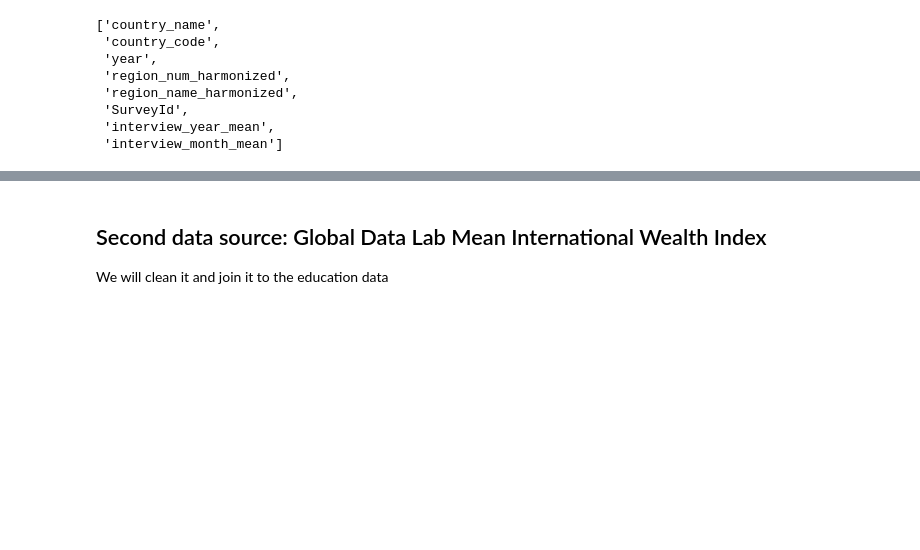
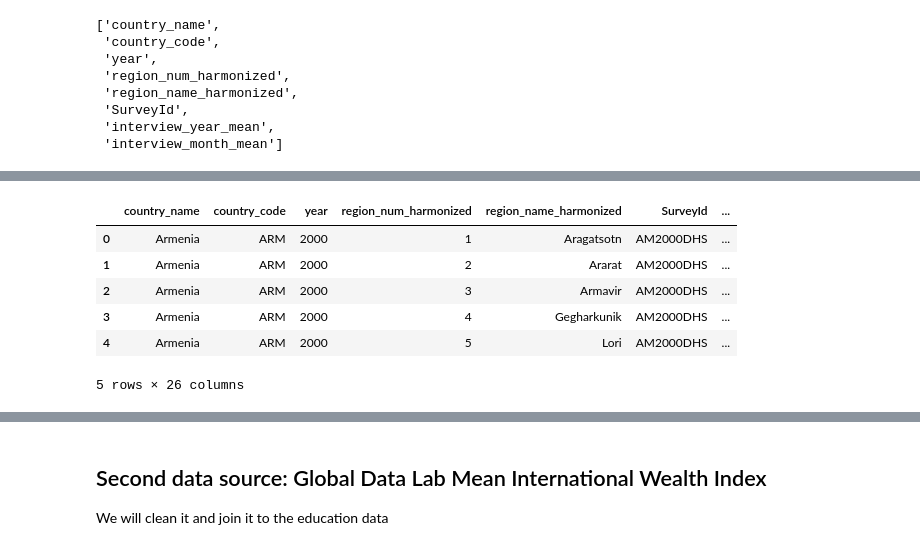
Before and after one commit to fayshaw/data_preprocessing, a Jupyter notebook: livwell.ipynb, the cells around one changed output, grey strips where cells are left out. Drawn from its saved outputs; the diff is of its cells as text; code cells hidden in the pictures; blank space fills up the shorter version.

```diff
--- a/livwell.ipynb
+++ b/livwell.ipynb
@@ -428,6 +428,6 @@ ed_armenia_df
 # %%
-ed_cols = livwell_armenia.columns[livwell_armenia.columns.str.contains('ED')].to_list()
-ed_cols
+lw_ed_cols = livwell_armenia.columns[livwell_armenia.columns.str.contains('ED')].to_list()
+lw_ed_cols
 # %% [output]
 ['ED_educ_years_mean',
  'ED_educ_years_mean_se',
@@ -523,0 +462,4 @@ ed_armenia
+# %%
+# Columns of interest in the LivWell data set
+lw_year_ed_cols = livwell_df.columns[:8].to_list() + lw_ed_cols
+lw_year_ed_cols
@@ -523,0 +484,11 @@ ed_armenia
+# %%
+lw_ed_arm = livwell_armenia[lw_year_ed_cols]
+lw_ed_arm.head()
+# %% [output]
+|  | country_name | country_code | year | region_num_harmonized | region_name_harmonized | SurveyId | ... |
+| 0 | Armenia | ARM | 2000 | 1 | Aragatsotn | AM2000DHS | ... |
+| 1 | Armenia | ARM | 2000 | 2 | Ararat | AM2000DHS | ... |
+| 2 | Armenia | ARM | 2000 | 3 | Armavir | AM2000DHS | ... |
+| 3 | Armenia | ARM | 2000 | 4 | Gegharkunik | AM2000DHS | ... |
+| 4 | Armenia | ARM | 2000 | 5 | Lori | AM2000DHS | ... |
+5 rows × 26 columns
```
Also changed, not shown: parts of 37 cells of this notebook.
